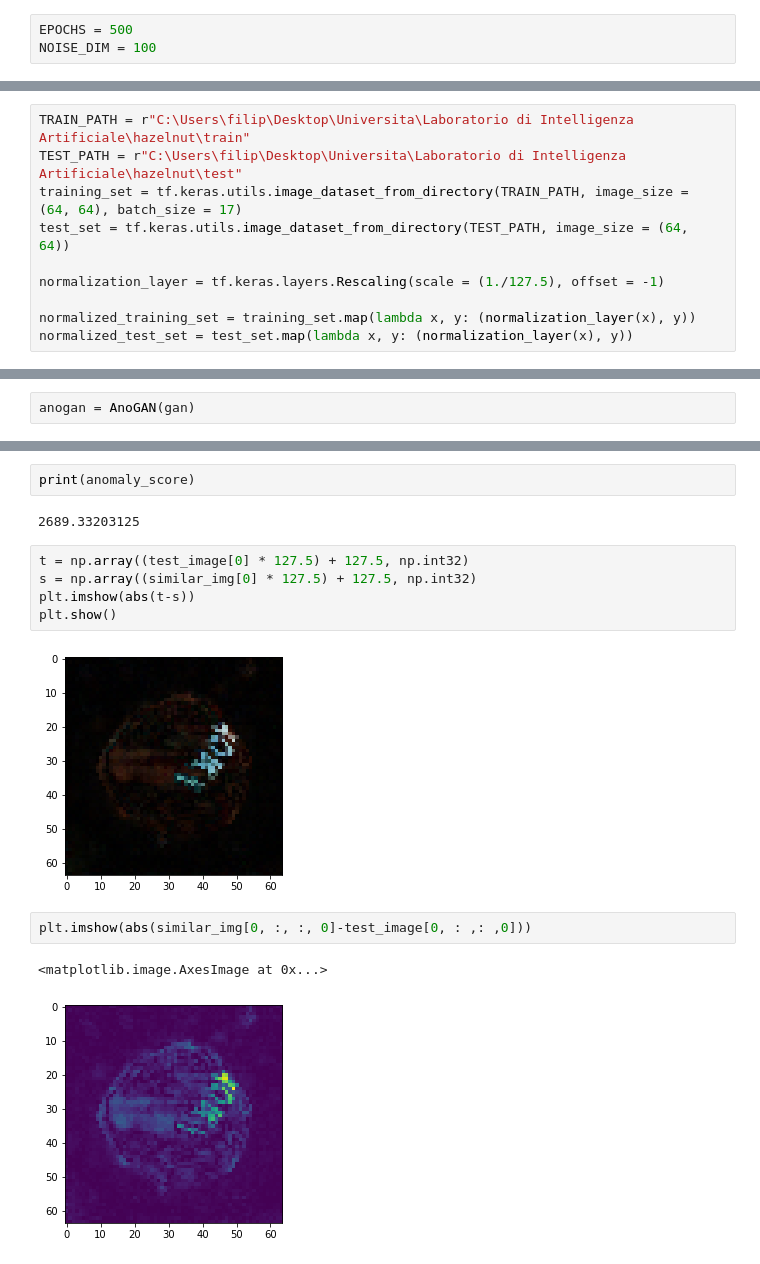
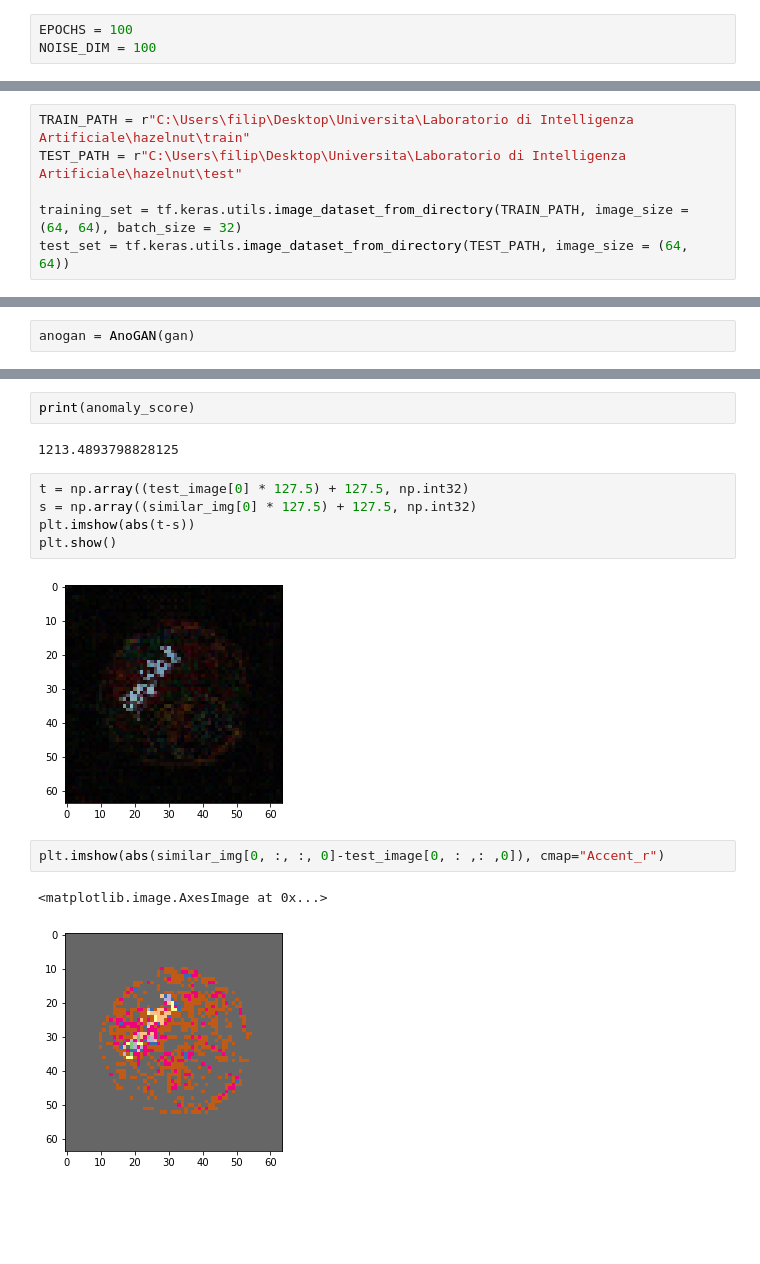
Before and after one commit to Pippo7x/AnoGAN-Keras, a Jupyter notebook: AnoGAN.ipynb, the cells around one changed output, grey strips where cells are left out. Drawn from its saved outputs; the diff is of its cells as text; blank space fills up the shorter version.

```diff
--- a/AnoGAN.ipynb
+++ b/AnoGAN.ipynb
@@ -11,5 +13,5 @@ from tensorflow.keras import Sequential, Model
 from tensorflow.keras.layers import Conv2D, LeakyReLU, Flatten, Dense, Reshape, Conv2DTranspose, Input, MaxPool2D, UpSampling2D, BatchNormalization, Activation, Dropout, ZeroPadding2D
 %matplotlib inline
 # %%
-EPOCHS = 500
+EPOCHS = 100
 NOISE_DIM = 100
@@ -16,13 +20,9 @@ NOISE_DIM = 100
 # %%
 TRAIN_PATH = r"C:\Users\filip\Desktop\Universita\Laboratorio di Intelligenza Artificiale\hazelnut\train"
 TEST_PATH = r"C:\Users\filip\Desktop\Universita\Laboratorio di Intelligenza Artificiale\hazelnut\test"
-training_set = tf.keras.utils.image_dataset_from_directory(TRAIN_PATH, image_size = (64, 64), batch_size = 17)
+
+training_set = tf.keras.utils.image_dataset_from_directory(TRAIN_PATH, image_size = (64, 64), batch_size = 32)
 test_set = tf.keras.utils.image_dataset_from_directory(TEST_PATH, image_size = (64, 64))
-
-normalization_layer = tf.keras.layers.Rescaling(scale = (1./127.5), offset = -1)
-
-normalized_training_set = training_set.map(lambda x, y: (normalization_layer(x), y))
-normalized_test_set = test_set.map(lambda x, y: (normalization_layer(x), y))
 # %% [output]
 Found 391 files belonging to 1 classes.
 Found 110 files belonging to 5 classes.
@@ -92,17 +155,17 @@ anomaly_score, similar_img = anogan.compute_anomaly_score(test_image)
 # %%
 print(anomaly_score)
 # %% [output]
-2689.33203125
+1213.4893798828125
 # %%
 t = np.array((test_image[0] * 127.5) + 127.5, np.int32)
 s = np.array((similar_img[0] * 127.5) + 127.5, np.int32)
 plt.imshow(abs(t-s))
 plt.show()
 # %% [output]
-[figure, old version]
+[figure, new version]
 # %%
-plt.imshow(abs(similar_img[0, :, :, 0]-test_image[0, : ,: ,0]))
+plt.imshow(abs(similar_img[0, :, :, 0]-test_image[0, : ,: ,0]), cmap="Accent_r")
 # %% [output]
 <matplotlib.image.AxesImage at 0x...>
-[figure, old version]
+[figure, new version]
 # %%
```
Also changed, not shown: parts of 20 cells of this notebook, 2 other files.
